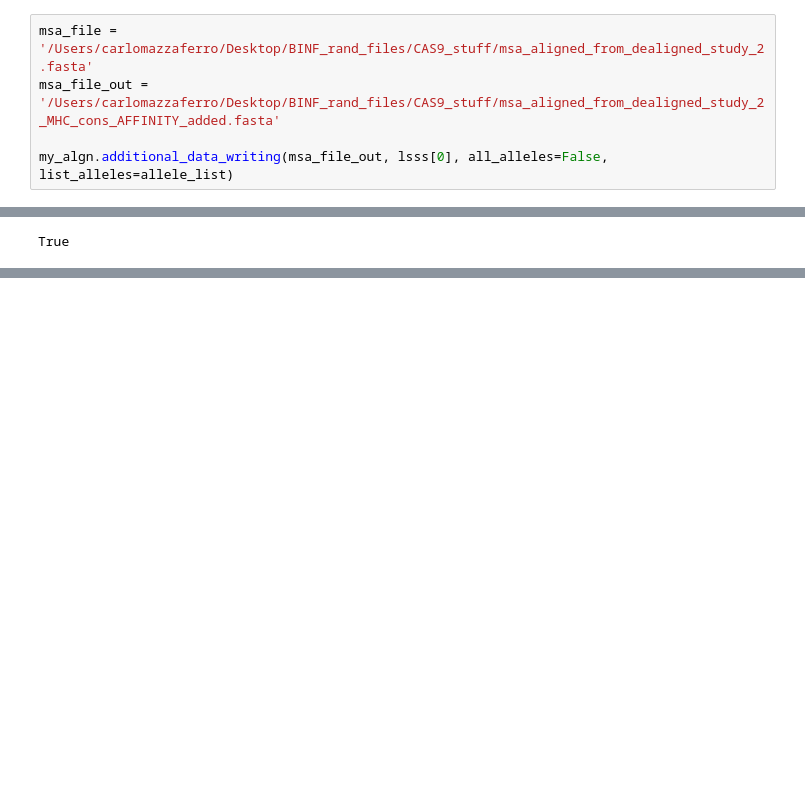
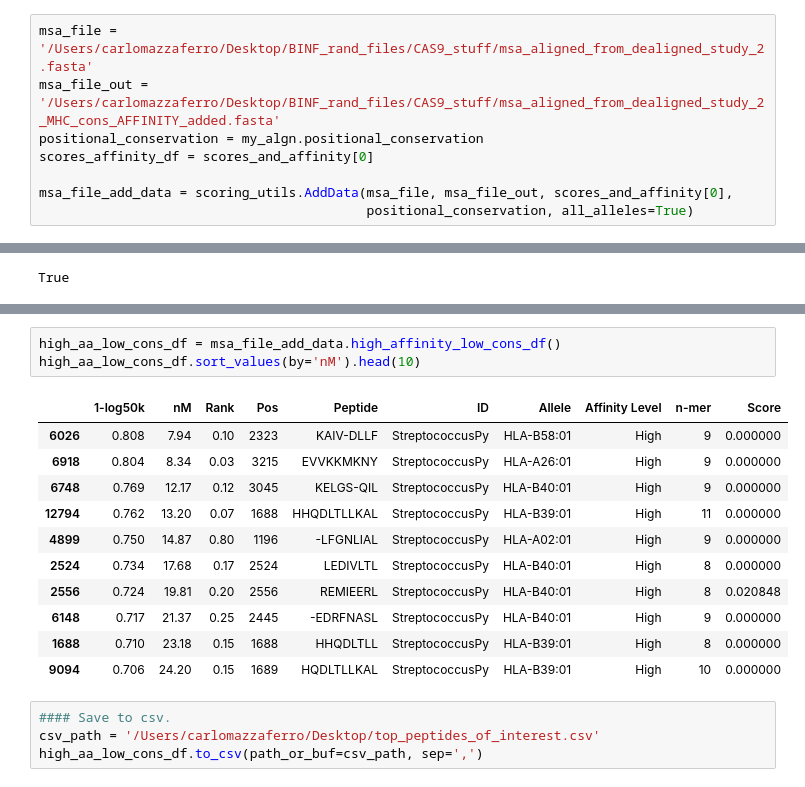
Before and after one commit to carlomazzaferro/neoantigen, a Jupyter notebook: antigen_discovery/Immune Stealth MultiProt Analysis From Prot List UPDATED SCIKIT CONS.ipynb, the cells around one changed output, grey strips where cells are left out. Cells and saved outputs as stored; diff of their text form; blank space fills up the shorter version.

```diff
--- a/antigen_discovery/Immune Stealth MultiProt Analysis From Prot List UPDATED SCIKIT CONS.ipynb
+++ b/antigen_discovery/Immune Stealth MultiProt Analysis From Prot List UPDATED SCIKIT CONS.ipynb
@@ -282,8 +294,11 @@ Num High Affinity Not Conserved  7
 # %%
 msa_file = '/Users/carlomazzaferro/Desktop/BINF_rand_files/CAS9_stuff/msa_aligned_from_dealigned_study_2.fasta'
 msa_file_out =  '/Users/carlomazzaferro/Desktop/BINF_rand_files/CAS9_stuff/msa_aligned_from_dealigned_study_2_MHC_cons_AFFINITY_added.fasta'
+positional_conservation = my_algn.positional_conservation
+scores_affinity_df = scores_and_affinity[0]
 
-my_algn.additional_data_writing(msa_file_out, lsss[0], all_alleles=False, list_alleles=allele_list)
+msa_file_add_data = scoring_utils.AddData(msa_file, msa_file_out, scores_and_affinity[0],
+                                          positional_conservation, all_alleles=True)
 # %% [output]
 A value is trying to be set on a copy of a slice from a DataFrame.
 Try using .loc[row_indexer,col_indexer] = value instead
@@ -397,0 +350,19 @@ array([ 0.59785947,  1.        ,  0.45901451,  0.40179363,  0.87234284,
+# %%
+high_aa_low_cons_df = msa_file_add_data.high_affinity_low_cons_df()
+high_aa_low_cons_df.sort_values(by='nM').head(10)
+# %% [output]
+|  | 1-log50k | nM | Rank | Pos | Peptide | ID | Allele | Affinity Level | n-mer | Score |
+| 6026 | 0.808 | 7.94 | 0.10 | 2323 | KAIV-DLLF | StreptococcusPy | HLA-B58:01 | High | 9 | 0.000000 |
+| 6918 | 0.804 | 8.34 | 0.03 | 3215 | EVVKKMKNY | StreptococcusPy | HLA-A26:01 | High | 9 | 0.000000 |
+| 6748 | 0.769 | 12.17 | 0.12 | 3045 | KELGS-QIL | StreptococcusPy | HLA-B40:01 | High | 9 | 0.000000 |
+| 12794 | 0.762 | 13.20 | 0.07 | 1688 | HHQDLTLLKAL | StreptococcusPy | HLA-B39:01 | High | 11 | 0.000000 |
+| 4899 | 0.750 | 14.87 | 0.80 | 1196 | -LFGNLIAL | StreptococcusPy | HLA-A02:01 | High | 9 | 0.000000 |
+| 2524 | 0.734 | 17.68 | 0.17 | 2524 | LEDIVLTL | StreptococcusPy | HLA-B40:01 | High | 8 | 0.000000 |
+| 2556 | 0.724 | 19.81 | 0.20 | 2556 | REMIEERL | StreptococcusPy | HLA-B40:01 | High | 8 | 0.020848 |
+| 6148 | 0.717 | 21.37 | 0.25 | 2445 | -EDRFNASL | StreptococcusPy | HLA-B40:01 | High | 9 | 0.000000 |
+| 1688 | 0.710 | 23.18 | 0.15 | 1688 | HHQDLTLL | StreptococcusPy | HLA-B39:01 | High | 8 | 0.000000 |
+| 9094 | 0.706 | 24.20 | 0.15 | 1689 | HQDLTLLKAL | StreptococcusPy | HLA-B39:01 | High | 10 | 0.000000 |
+# %%
+#### Save to csv.
+csv_path = '/Users/carlomazzaferro/Desktop/top_peptides_of_interest.csv'
+high_aa_low_cons_df.to_csv(path_or_buf=csv_path, sep=',')
```
Also changed, not shown: parts of 28 cells of this notebook, 1 other file.
